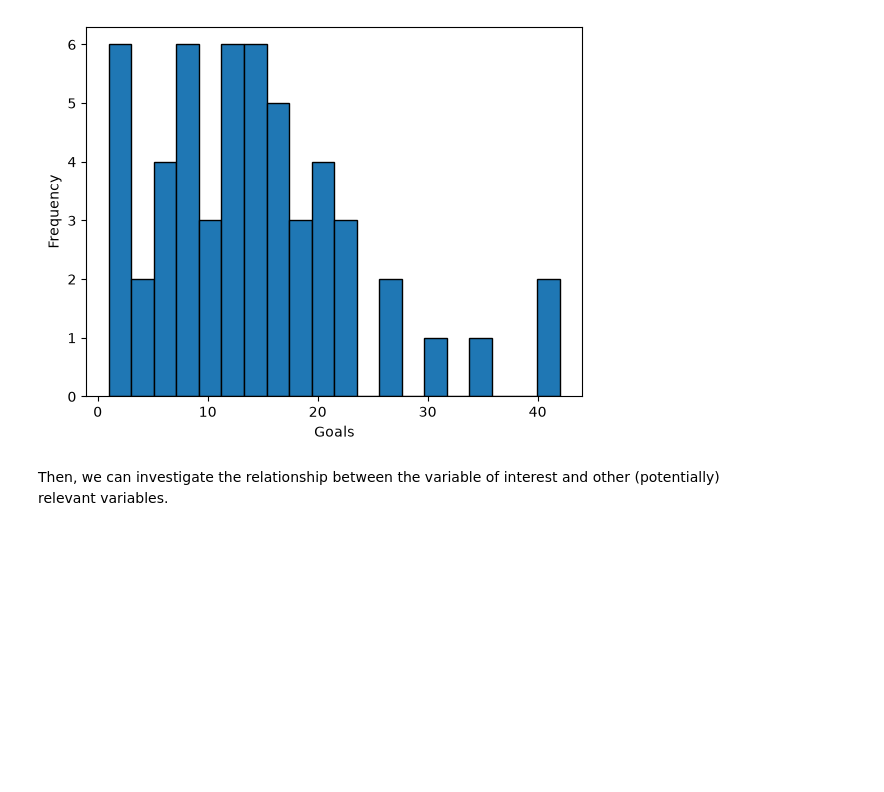
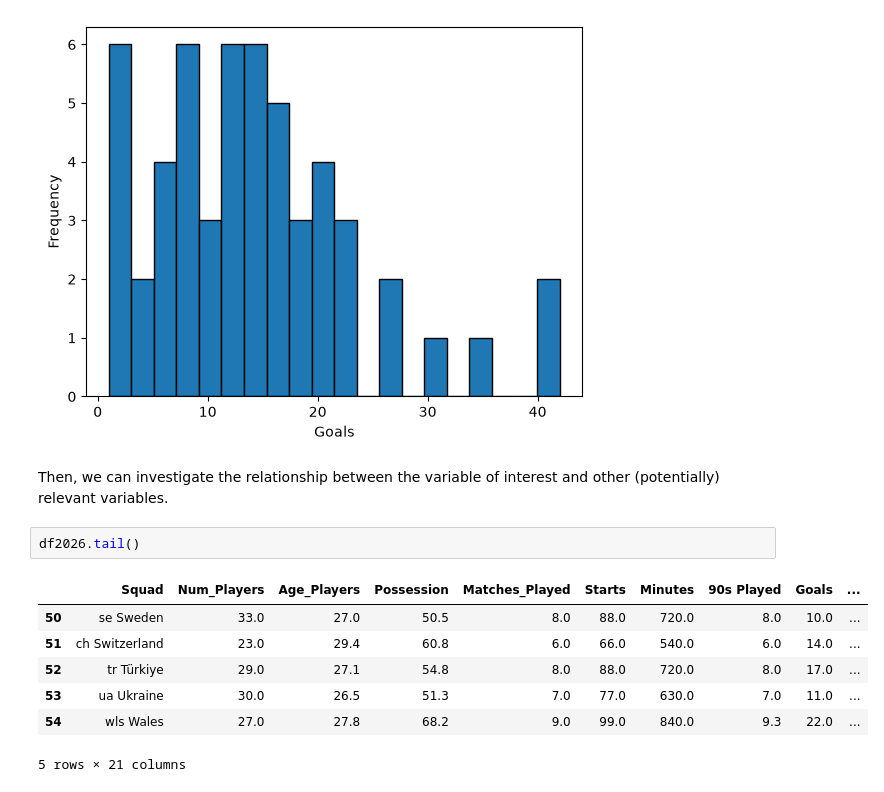
Before and after one commit to aalskdjfhg123/MDST-Sports-Soccer, a Jupyter notebook: WCQ_UEFA_datasets/attempt.ipynb, the cells around one changed output. Drawn from its saved outputs; the diff is of its cells as text; blank space fills up the shorter version.

```diff
--- a/WCQ_UEFA_datasets/attempt.ipynb
+++ b/WCQ_UEFA_datasets/attempt.ipynb
@@ -270,3 +252,13 @@ Text(0, 0.5, 'Frequency')
 [figure]
 # %% [markdown]
 Then, we can investigate the relationship between the variable of interest and other (potentially) relevant variables.
+# %%
+df2026.tail()
+# %% [output]
+|  | Squad | Num_Players | Age_Players | Possession | Matches_Played | Starts | Minutes | 90s Played | Goals | ... |
+| 50 | se Sweden | 33.0 | 27.0 | 50.5 | 8.0 | 88.0 | 720.0 | 8.0 | 10.0 | ... |
+| 51 | ch Switzerland | 23.0 | 29.4 | 60.8 | 6.0 | 66.0 | 540.0 | 6.0 | 14.0 | ... |
+| 52 | tr Türkiye | 29.0 | 27.1 | 54.8 | 8.0 | 88.0 | 720.0 | 8.0 | 17.0 | ... |
+| 53 | ua Ukraine | 30.0 | 26.5 | 51.3 | 7.0 | 77.0 | 630.0 | 7.0 | 11.0 | ... |
+| 54 | wls Wales | 27.0 | 27.8 | 68.2 | 9.0 | 99.0 | 840.0 | 9.3 | 22.0 | ... |
+5 rows × 21 columns
```
Also changed, not shown: parts of 4 cells of this notebook.
